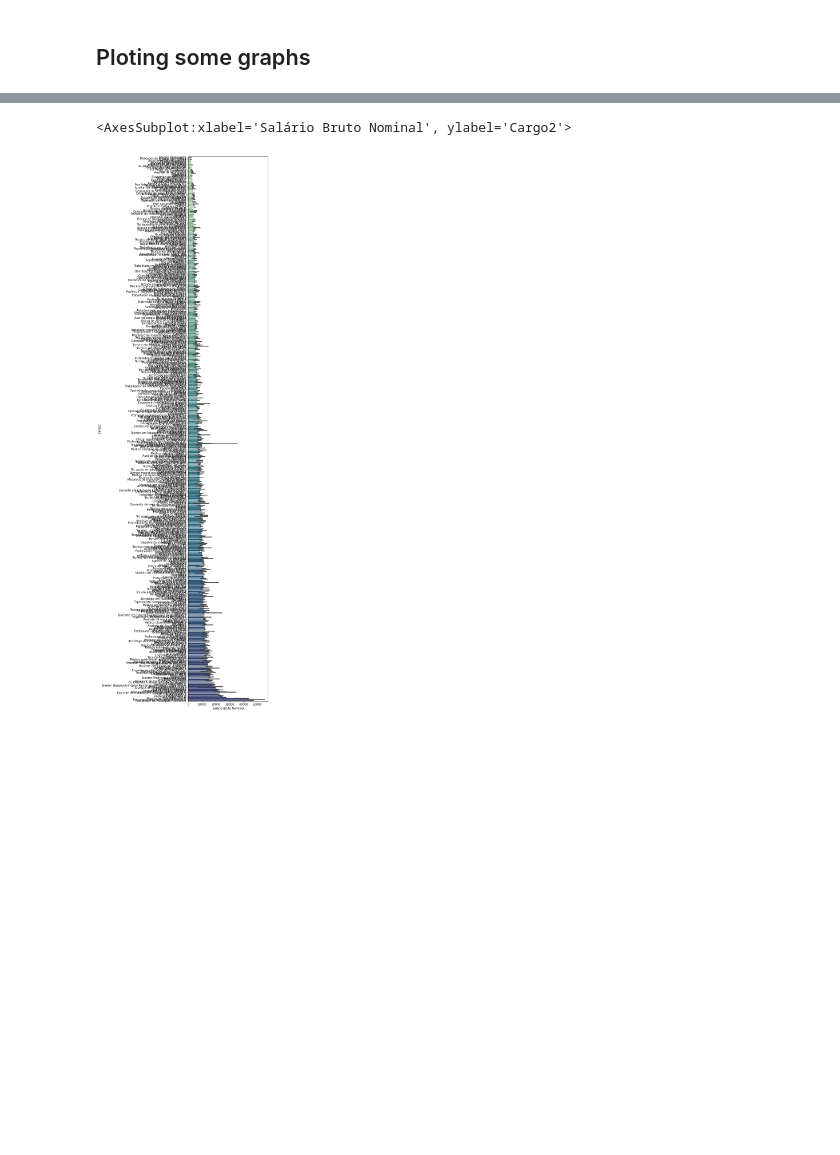
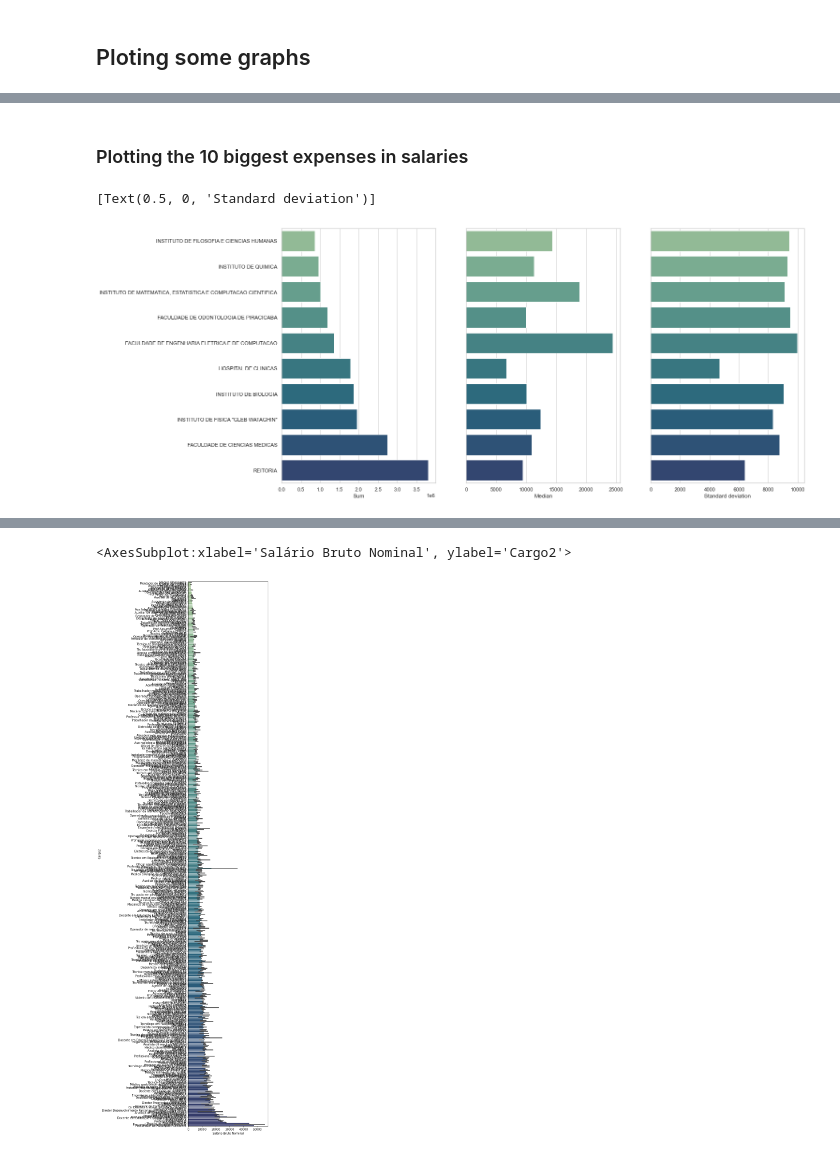
Before and after one commit to Pedronagy/Unicamp_salaries, a Jupyter notebook: Analisys.ipynb, the cells around one changed output, grey strips where cells are left out. Saved outputs shown, nothing was run; the diff lists cells and outputs as text; code cells hidden in the pictures; blank space fills up the shorter version.

```diff
--- a/Analisys.ipynb
+++ b/Analisys.ipynb
@@ -121,0 +106,32 @@ Name: Lotação, Length: 14137, dtype: object>
+# %%
+#split the column in each category and sub-category
+df = data['Lotação'].str.split(pat='/', expand=True)
+df.columns = ['cat_1','cat_2','cat_3','cat_4','cat_5','cat_6','cat_7'] #change every expenditure category column name
+df.insert(loc=0, column='cat_0',value=None)
+df[['cat_0','cat_1']] = df['cat_1'].str.split(pat=' ', expand=True,n=1)
+df['Salário Bruto Nominal'] = pd.to_numeric(data['Salário Bruto Nominal']) #convert to numeric
+# %% [markdown]
+### Plotting the 10 biggest expenses in salaries
+# %%
+sns.set_theme(style="whitegrid")
+fig, axs = plt.subplots(1,3,sharey=True, figsize=(20,10))
+
+df1 = df.groupby('cat_1').sum().sort_values('Salário Bruto Nominal').reset_index()
+df2 = df.groupby('cat_1').median().reset_index()
+df3 = df.groupby('cat_1').std().reset_index()
+
+
+fig1 = sns.barplot(x='Salário Bruto Nominal', y='cat_1', data=df1, order=df1['cat_1'][-10:], palette='crest', ax=axs[0])
+fig2 = sns.barplot(x='Salário Bruto Nominal', y='cat_1', data=df2, order=df1['cat_1'][-10:], palette='crest', ax=axs[1])
+fig3 = sns.barplot(x='Salário Bruto Nominal', y='cat_1', data=df3, order=df1['cat_1'][-10:], palette='crest', ax=axs[2])
+
+fig1.set(ylabel='')
+fig2.set(ylabel='')
+fig3.set(ylabel='')
+
+fig1.set(xlabel='Sum')
+fig2.set(xlabel='Median')
+fig3.set(xlabel='Standard deviation')
+# %% [output]
+[Text(0.5, 0, 'Standard deviation')]
+[figure, added]
```
Also changed, not shown: parts of 10 cells of this notebook, 2 other files.
